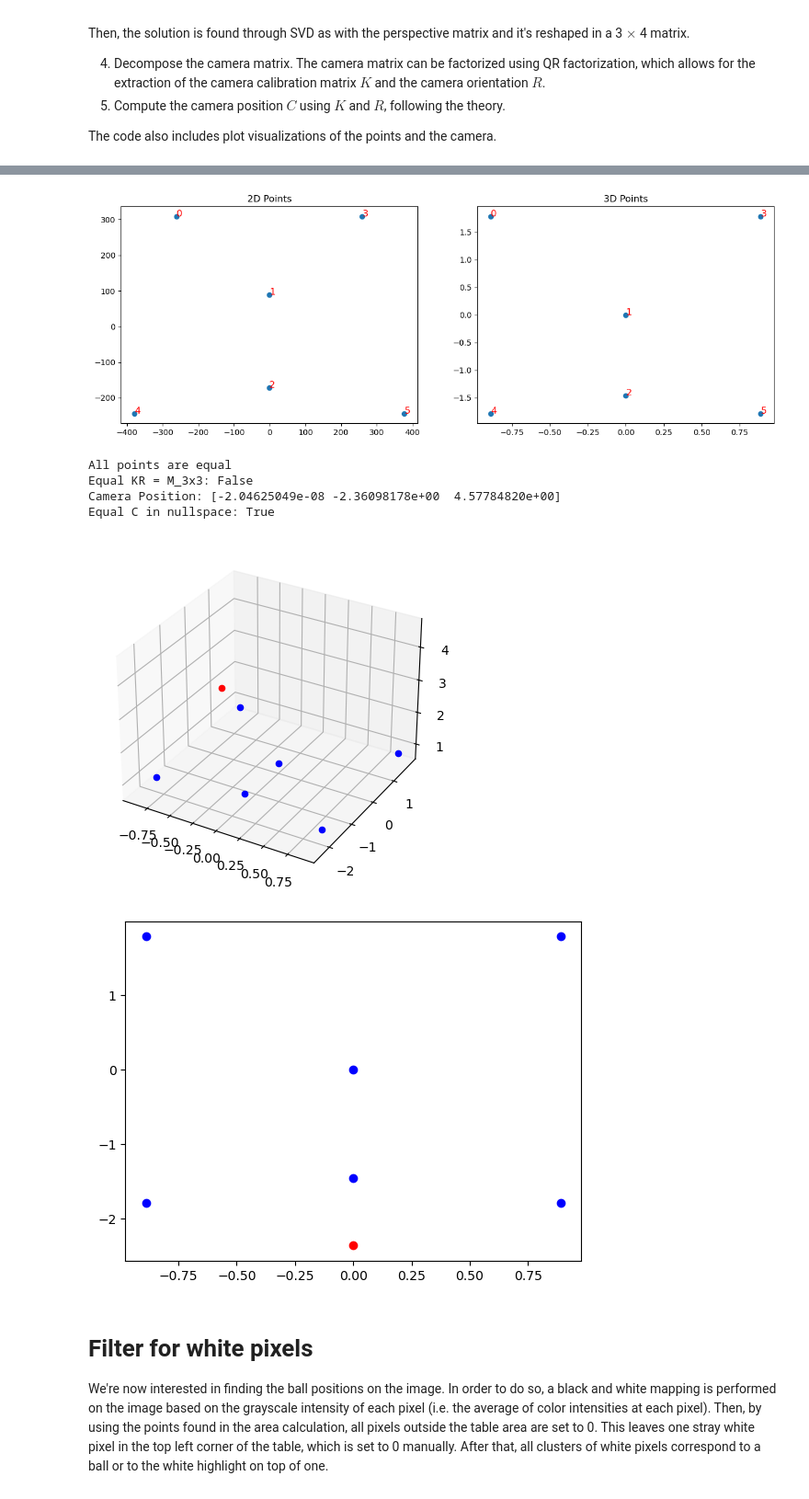
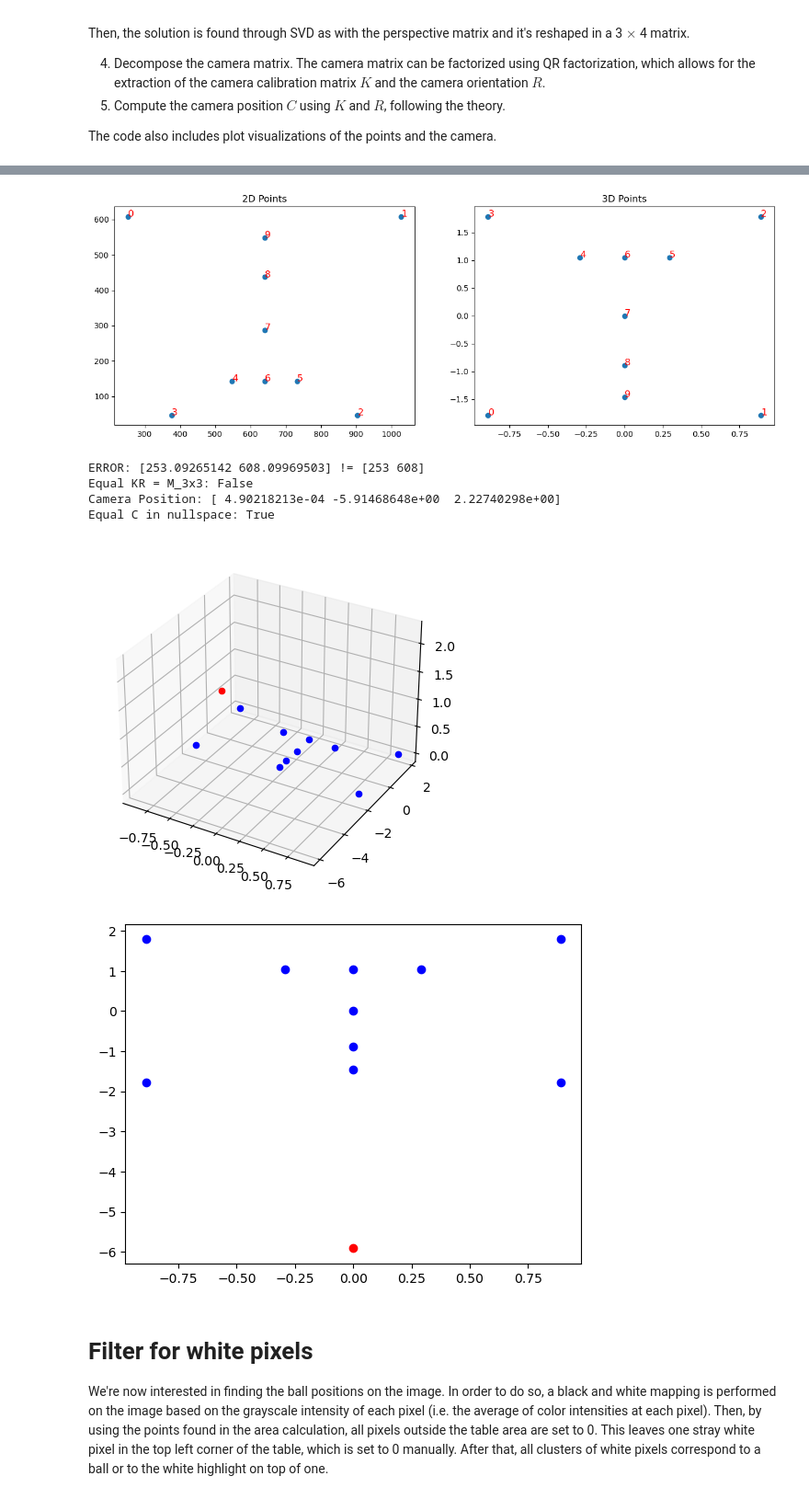
Before and after one commit to SamuelCorecco/Computer_Vision_Project, a Jupyter notebook: Task2.ipynb, the cells around one changed output, grey strips where cells are left out. Shown at 92% size. Cells and saved outputs as stored; diff of their text form; code cells hidden in the pictures.

Commit message:
Aggiunto codice finale per la ball position
Il DLT usa i punti di Nicky per trovare la camera position, quindi quello va sistemato. Non ho ancora scritto il report di questa parte

```diff
--- a/Task2.ipynb
+++ b/Task2.ipynb
@@ -631,18 +631,12 @@ pixel_coords[0][1] = pixel_coords[0][1] + 5
 pixel_coords[2][1] = pixel_coords[2][1] - 2
 pixel_coords[1][1] = pixel_coords[1][1] - 2
 
-# Plot the points on the image
-output_image = image_rgb.copy()
-for i, point in enumerate(pixel_coords):
-    cv2.circle(output_image, (int(point[0]), int(point[1])), 5, (255, 255, 255), -1)
-    cv2.putText(output_image, str(i), (int(point[0]), int(point[1])), cv2.FONT_HERSHEY_SIMPLEX, 1, (255, 255, 255), 2)
-
 plt.imshow(output_image)
 plt.title('Points on the Image')
 plt.show()
 
 # Make the world coordinates 3D, so add Z 0.8 for the table and 0.8 + 0.02625
-TABLE_HEIGHT = 0.8
+TABLE_HEIGHT = 0.0
 BALL_RADIUS = 0.02625
 
 world_coords_3d = np.array([
@@ -662,6 +656,21 @@ pixel_coords[:, 1] = pixel_coords[:, 1]- image.shape[0]/2
 
 pixel_coords[:, 1] = -pixel_coords[:, 1]
 world_coords_3d[:, 1] = -world_coords_3d[:, 1]
+
+####################
+#######NICKY########
+####################
+world_coords_3d = np.array([[-0.889, -1.7845, 0.03], [0.889, -1.7845, 0.03], [0.889,  1.7845, 0.03], [-0.889,  1.7845, 0.03], [-0.292, 1.0475, 0], [0.292, 1.0475, 0],
+    [0, 1.0475, 0], [0, 0, 0], [0,-0.89225, 0], [0,-1.4605, 0]])
+pixel_coords =  np.array([[253, 608], [1027, 608], [904,  47], [376,  47], [548, 143], [732, 143], [640, 143], [640, 287], [640, 437], [640, 549]])
+###################
+###################
+
+# Plot the points on the image
+output_image = image_rgb.copy()
+for i, point in enumerate(pixel_coords):
+    cv2.circle(output_image, (int(point[0]), int(point[1])), 5, (255, 255, 255), -1)
+    cv2.putText(output_image, str(i), (int(point[0]), int(point[1])), cv2.FONT_HERSHEY_SIMPLEX, 1, (255, 255, 255), 2)
 
 # Plot the pixel and world coordinates of the points
 fig, axs = plt.subplots(1, 2, figsize=(15, 5))
@@ -755,10 +764,10 @@ plt.show()
-[figure, old version]
+[figure, new version]
-All points are equal
+ERROR: [253.09265142 608.09969503] != [253 608]
 Equal KR = M_3x3: False
-Camera Position: [-2.04625049e-08 -2.36098178e+00  4.57784820e+00]
+Camera Position: [ 4.90218213e-04 -5.91468648e+00  2.22740298e+00]
 Equal C in nullspace: True
-[figure, old version]
+[figure, new version]
-[figure, old version]
+[figure, new version]
 # %% [markdown]
 # Filter for white pixels
 We're now interested in finding the ball positions on the image. In order to do so, a black and white mapping is performed on the image based on the grayscale intensity of each pixel (i.e. the average of color intensities at each pixel). Then, by using the points found in the area calculation, all pixels outside the table area are set to 0. This leaves one stray white pixel in the top left corner of the table, which is set to 0 manually. After that, all clusters of white pixels correspond to a ball or to the white highlight on top of one.
```
Also changed, not shown: parts of 3 cells of this notebook.
